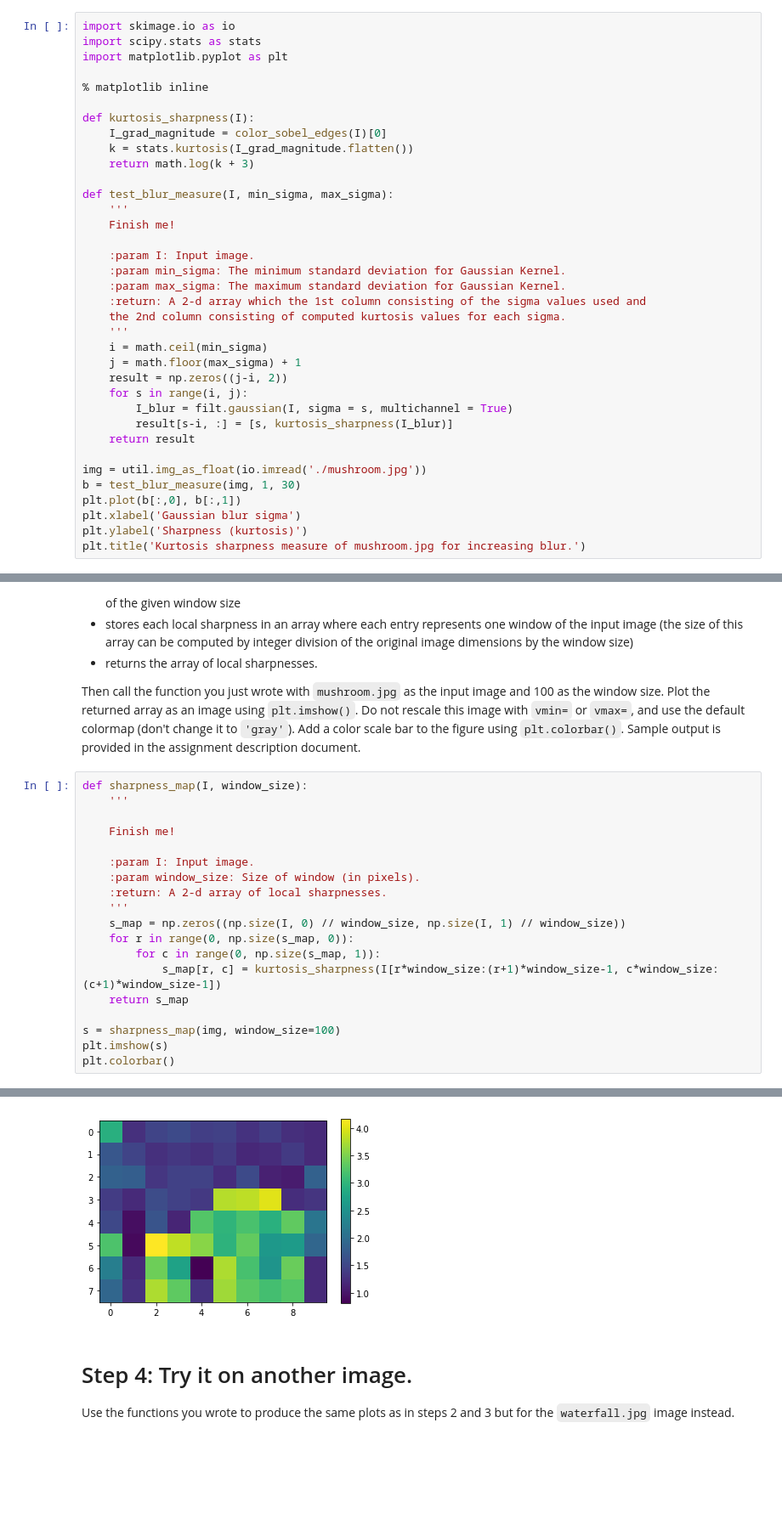
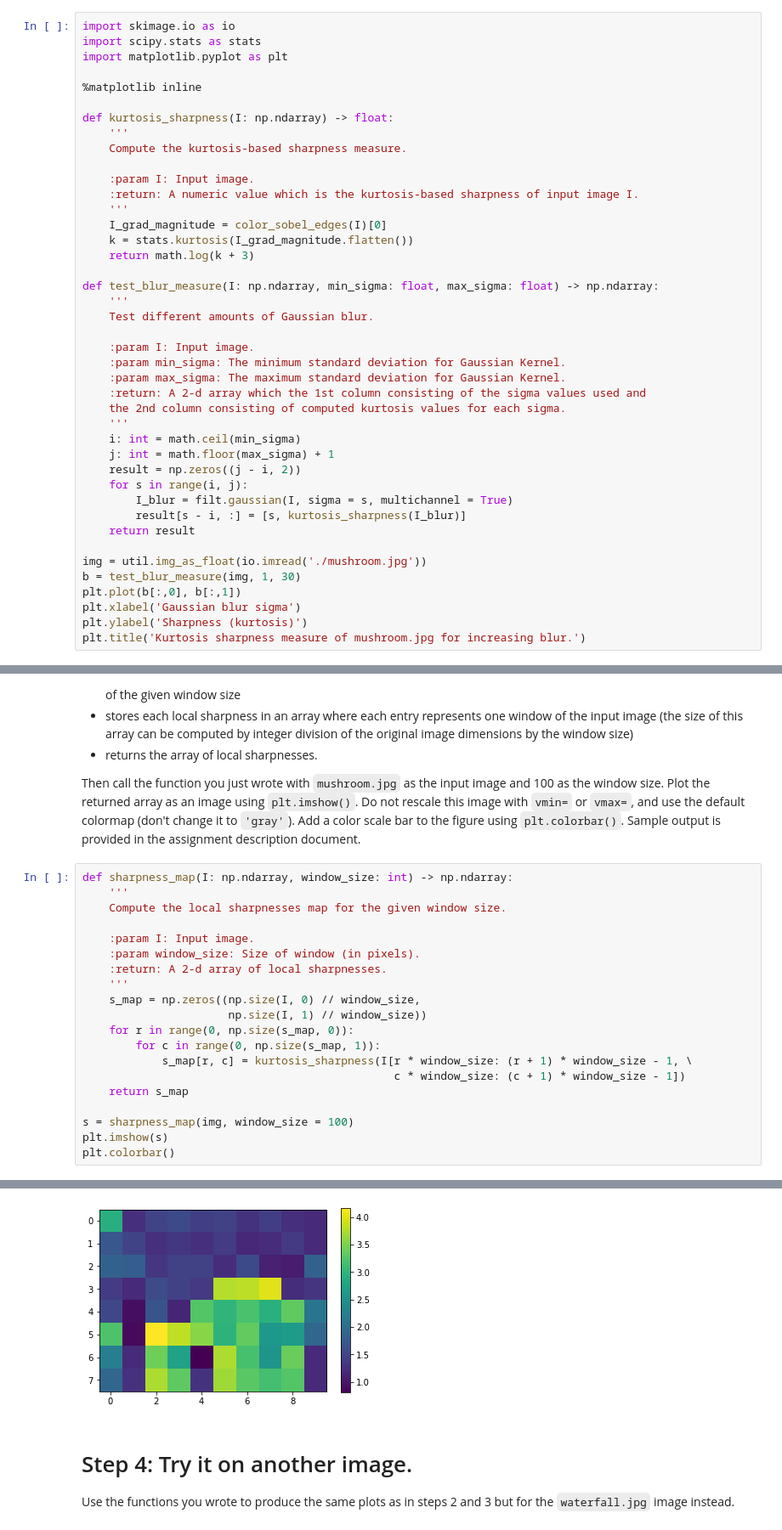
Before and after one commit to syumet/imCollec784, a Jupyter notebook: sharp/blur.ipynb, the cells around one changed output, grey strips where cells are left out. Shown at 85% size. Saved outputs shown, nothing was run; the diff lists cells and outputs as text; blank space fills up the shorter version.

Commit message:
Improve doc and typing for blur.ipynb

```diff
--- a/sharp/blur.ipynb
+++ b/sharp/blur.ipynb
@@ -69,16 +74,22 @@ import skimage.io as io
 import scipy.stats as stats
 import matplotlib.pyplot as plt
 
-% matplotlib inline
+%matplotlib inline
 
-def kurtosis_sharpness(I):
+def kurtosis_sharpness(I: np.ndarray) -> float:
+    '''
+    Compute the kurtosis-based sharpness measure.
+
+    :param I: Input image.
+    :return: A numeric value which is the kurtosis-based sharpness of input image I.
+    '''
     I_grad_magnitude = color_sobel_edges(I)[0]
     k = stats.kurtosis(I_grad_magnitude.flatten())
     return math.log(k + 3)
 
-def test_blur_measure(I, min_sigma, max_sigma):
+def test_blur_measure(I: np.ndarray, min_sigma: float, max_sigma: float) -> np.ndarray:
     '''
-    Finish me!
+    Test different amounts of Gaussian blur.
 
     :param I: Input image.
     :param min_sigma: The minimum standard deviation for Gaussian Kernel.
@@ -86,12 +97,12 @@ def test_blur_measure(I, min_sigma, max_sigma):
     :return: A 2-d array which the 1st column consisting of the sigma values used and
     the 2nd column consisting of computed kurtosis values for each sigma.
     '''
-    i = math.ceil(min_sigma)
-    j = math.floor(max_sigma) + 1
-    result = np.zeros((j-i, 2))
+    i: int = math.ceil(min_sigma)
+    j: int = math.floor(max_sigma) + 1
+    result = np.zeros((j - i, 2))
     for s in range(i, j):
         I_blur = filt.gaussian(I, sigma = s, multichannel = True)
-        result[s-i, :] = [s, kurtosis_sharpness(I_blur)]
+        result[s - i, :] = [s, kurtosis_sharpness(I_blur)]
     return result
 
 img = util.img_as_float(io.imread('./mushroom.jpg'))
@@ -115,27 +126,28 @@ Write a function which:
 
 Then call the function you just wrote with `mushroom.jpg` as the input image and 100 as the window size.  Plot the returned array as an image using `plt.imshow()`.  Do not rescale this image with `vmin=` or `vmax=`, and use the default colormap (don't change it to `'gray'`).  Add a color scale bar to the figure using `plt.colorbar()`.  Sample output is provided in the assignment description document.
 # %%
-def sharpness_map(I, window_size):
+def sharpness_map(I: np.ndarray, window_size: int) -> np.ndarray:
     '''
-
-    Finish me!
+    Compute the local sharpnesses map for the given window size.
 
     :param I: Input image.
     :param window_size: Size of window (in pixels).
     :return: A 2-d array of local sharpnesses.
     '''
-    s_map = np.zeros((np.size(I, 0) // window_size, np.size(I, 1) // window_size))
+    s_map = np.zeros((np.size(I, 0) // window_size,
+                      np.size(I, 1) // window_size))
     for r in range(0, np.size(s_map, 0)):
         for c in range(0, np.size(s_map, 1)):
-            s_map[r, c] = kurtosis_sharpness(I[r*window_size:(r+1)*window_size-1, c*window_size:(c+1)*window_size-1])
+            s_map[r, c] = kurtosis_sharpness(I[r * window_size: (r + 1) * window_size - 1, \
+                                               c * window_size: (c + 1) * window_size - 1])
     return s_map
 
-s = sharpness_map(img, window_size=100)
+s = sharpness_map(img, window_size = 100)
 plt.imshow(s)
 plt.colorbar()
 # %% [output]
 <matplotlib.colorbar.Colorbar at 0x...>
-[figure, old version]
+[figure, new version]
 # %% [markdown]
 # Step 4: Try it on another image.
 
```
Also changed, not shown: parts of 3 cells of this notebook, 1 other file.
